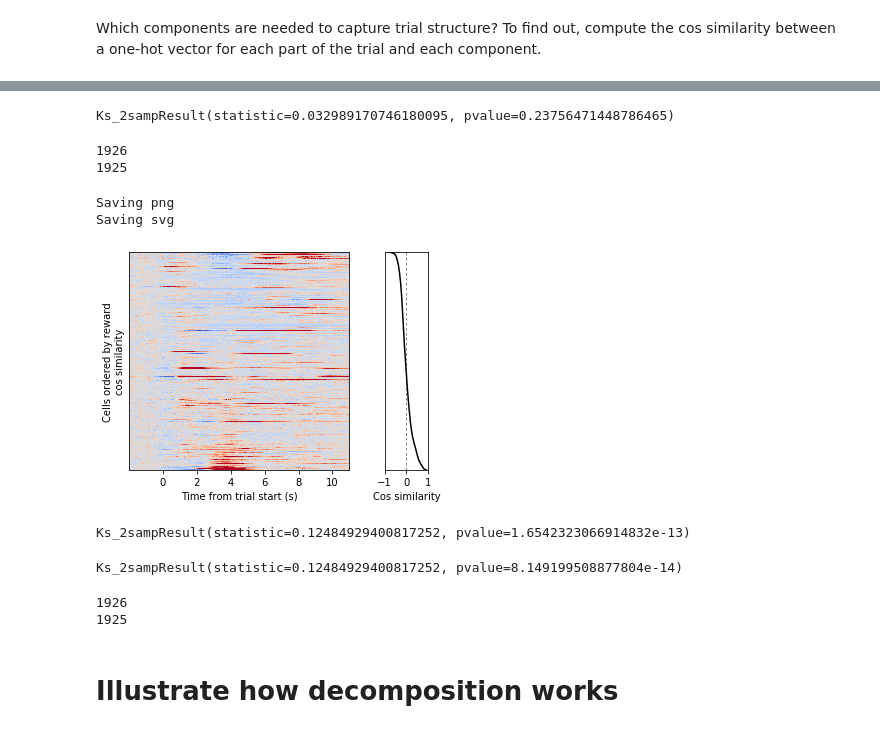
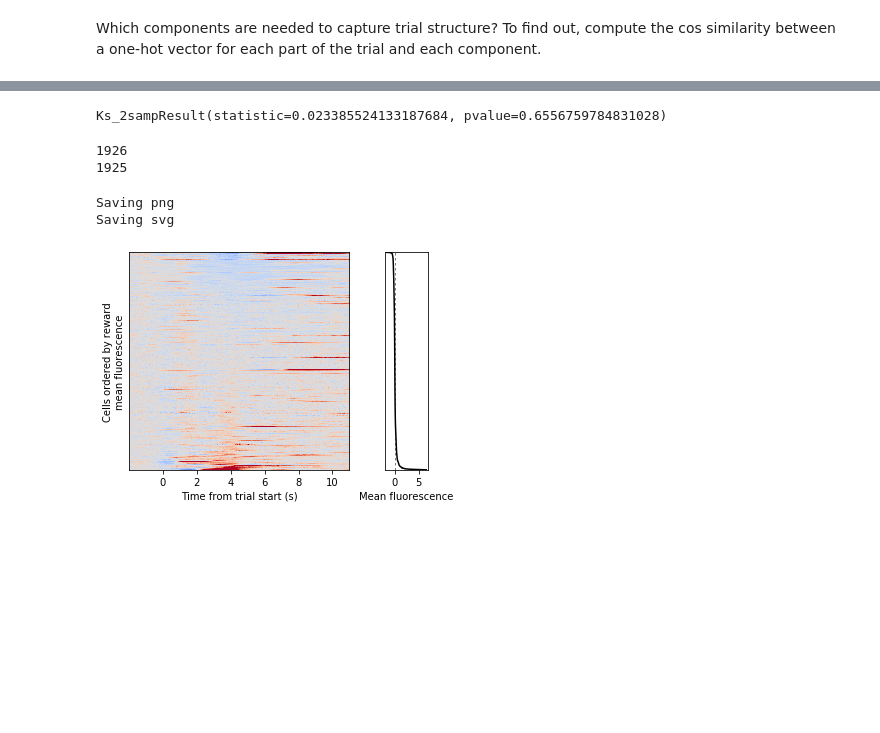
Before and after one commit to nauralcodinglab/interneuron-reward, a Jupyter notebook: notebooks/evolving_trial_structure_projections.ipynb, the cells around one changed output, grey strips where cells are left out. Cells and saved outputs as stored; diff of their text form; code cells hidden in the pictures; blank space fills up the shorter version.

```diff
--- a/notebooks/evolving_trial_structure_projections.ipynb
+++ b/notebooks/evolving_trial_structure_projections.ipynb
@@ -129,7 +94,9 @@ with open(
 
 Durations are in seconds.
 # %%
-trial_structure = de.TrialBasisFunctions(390, tone_duration=1.0, delay_duration=1.5, reward_duration=2.5)
+trial_structure = de.TrialBasisFunctions(
+    390, tone_duration=1.0, delay_duration=1.5, reward_duration=2.5
+)
 # %% [markdown]
 Trial structure is represented in terms of a set of rectangular functions. Here's one of them.
 # %%
@@ -266,12 +109,27 @@ Saving svg
+# %%
+mean_fluorescence = {
+    'tone': np.dot(
+        average_traces, trial_structure.tone / trial_structure.tone.sum()
+    ),
+    'tone + delay': (
+        np.dot(
+            average_traces, (trial_structure.tone + trial_structure.delay)
+            / (trial_structure.tone + trial_structure.delay).sum()
+        )
+    ),
+    'reward': np.dot(
+        average_traces, trial_structure.reward / trial_structure.reward.sum()
+    )
+}
 # %%
-similarity_df = pd.DataFrame(
+mean_fluo_df = pd.DataFrame(
     {
         'day': days,
         'cell_type': cell_types,
         'cell_id': cell_ids,
         'mouse_id': mouse_ids,
-        **ideal_projection_similarities
+        **mean_fluorescence
     }
 )
-similarity_df
+mean_fluo_df
 # %% [output]
@@ -452,8 +305,8 @@ Saving svg
 # %%
 stats.ks_2samp(
-    similarity_df.loc[similarity_df['day'] == cond.Day(1), 'tone + delay'].to_numpy().flatten(),
-    similarity_df.loc[similarity_df['day'] == cond.Day(7), 'tone + delay'].to_numpy().flatten()
+    mean_fluo_df.loc[mean_fluo_df['day'] == cond.Day(1), 'tone + delay'].to_numpy().flatten(),
+    mean_fluo_df.loc[mean_fluo_df['day'] == cond.Day(7), 'tone + delay'].to_numpy().flatten()
 )
 # %% [output]
-Ks_2sampResult(statistic=0.032989170746180095, pvalue=0.23756471448786465)
+Ks_2sampResult(statistic=0.023385524133187684, pvalue=0.6556759784831028)
 # %%
@@ -465,61 +318,37 @@ print(similarity_df.loc[similarity_df['day'] == cond.Day(7), 'tone + delay'].to_
 # %%
 plt.subplot(fluo_spec[:, 0])
 plt.imshow(
     average_traces[
         days == cond.Day(7),
         :
     ][
-        np.argsort(similarity_df.loc[similarity_df['day'] == cond.Day(7), 'reward']),
+        np.argsort(mean_fluo_df.loc[mean_fluo_df['day'] == cond.Day(7), 'reward']),
         :
     ],
     cmap='coolwarm',
-    vmin=-1.5,
-    vmax=1.5,
+    vmin=-2,
+    vmax=2,
     aspect=0.2
 )
 plt.xticks((np.arange(0, 11, 2) + BASELINE_DURATION) * FRAME_RATE, np.arange(0, 11, 2))
 plt.yticks([])
-plt.ylabel('Cells ordered by reward\ncos similarity')
+plt.ylabel('Cells ordered by reward\nmean fluorescence')
 plt.xlabel('Time from trial start (s)')
 
 plt.subplot(fluo_spec[:, 1])
 plt.axvline(0, color='k', ls='--', lw=0.5, dashes=(5, 5))
 plt.plot(
-    np.sort(similarity_df.loc[similarity_df['day'] == cond.Day(7), 'reward']),
-    np.linspace(1, 0, sum(similarity_df['day'] == cond.Day(7))),
+    np.sort(mean_fluo_df.loc[mean_fluo_df['day'] == cond.Day(7), 'reward']),
+    np.linspace(1, 0, sum(mean_fluo_df['day'] == cond.Day(7))),
     'k-'
 )
 plt.ylim(0, 1)
-plt.xlim(-1, 1)
+#plt.xlim(-1, 1)
 plt.yticks([])
-plt.xlabel('Cos similarity')
+plt.xlabel('Mean fluorescence')
 
 savefig('../img/graphics/fluo_ordered_by_reward', dpi=600, bbox_inches='tight')
 # %% [output]
 Saving png
 Saving svg
-[figure, old version]
+[figure, new version]
-# %%
-stats.ks_2samp(
-    similarity_df.loc[similarity_df['day'] == cond.Day(1), 'reward'].to_numpy().flatten(),
-    similarity_df.loc[similarity_df['day'] == cond.Day(7), 'reward'].to_numpy().flatten(),
-    alternative='two-sided'
-)
-# %% [output]
-Ks_2sampResult(statistic=0.12484929400817252, pvalue=1.6542323066914832e-13)
-# %%
-stats.ks_2samp(
-    similarity_df.loc[similarity_df['day'] == cond.Day(1), 'reward'].to_numpy().flatten(),
-    similarity_df.loc[similarity_df['day'] == cond.Day(7), 'reward'].to_numpy().flatten(),
-    alternative='less'
-)
-# %% [output]
-Ks_2sampResult(statistic=0.12484929400817252, pvalue=8.149199508877804e-14)
-# %%
-print(similarity_df.loc[similarity_df['day'] == cond.Day(1), 'reward'].to_numpy().flatten().size)
-print(similarity_df.loc[similarity_df['day'] == cond.Day(7), 'reward'].to_numpy().flatten().size)
-# %% [output]
-1926
-1925
-# %% [markdown]
-# Illustrate how decomposition works
```
Also changed, not shown: parts of 54 cells of this notebook.
